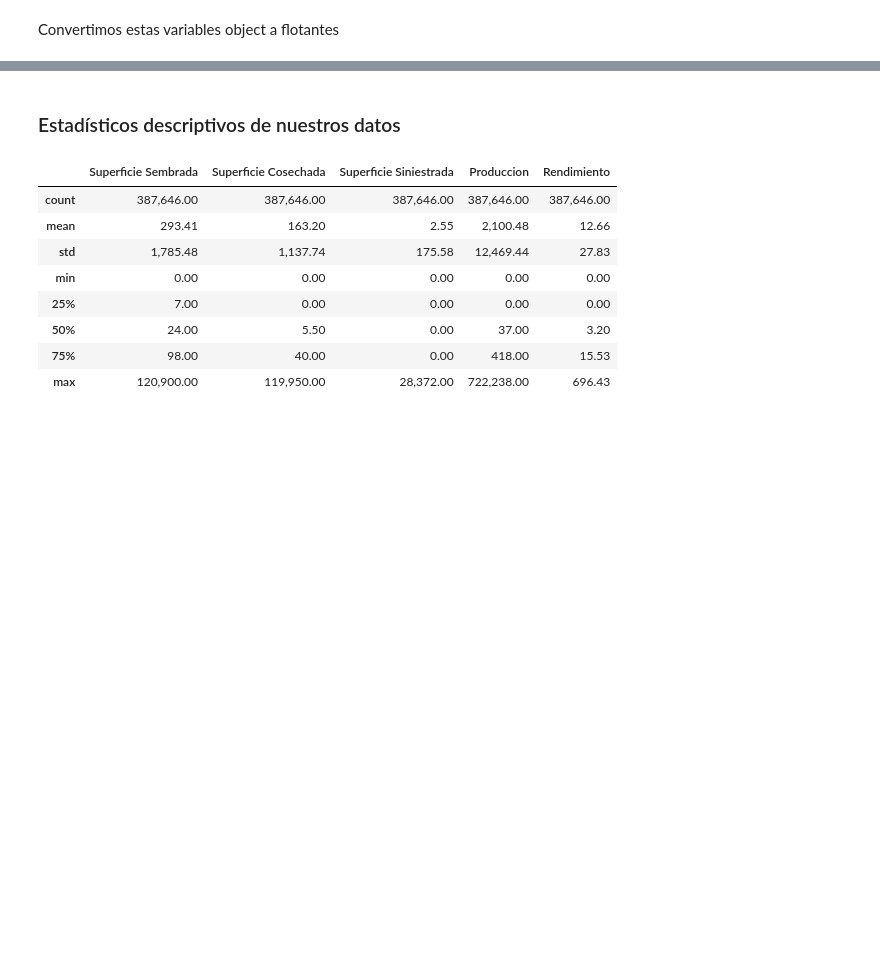
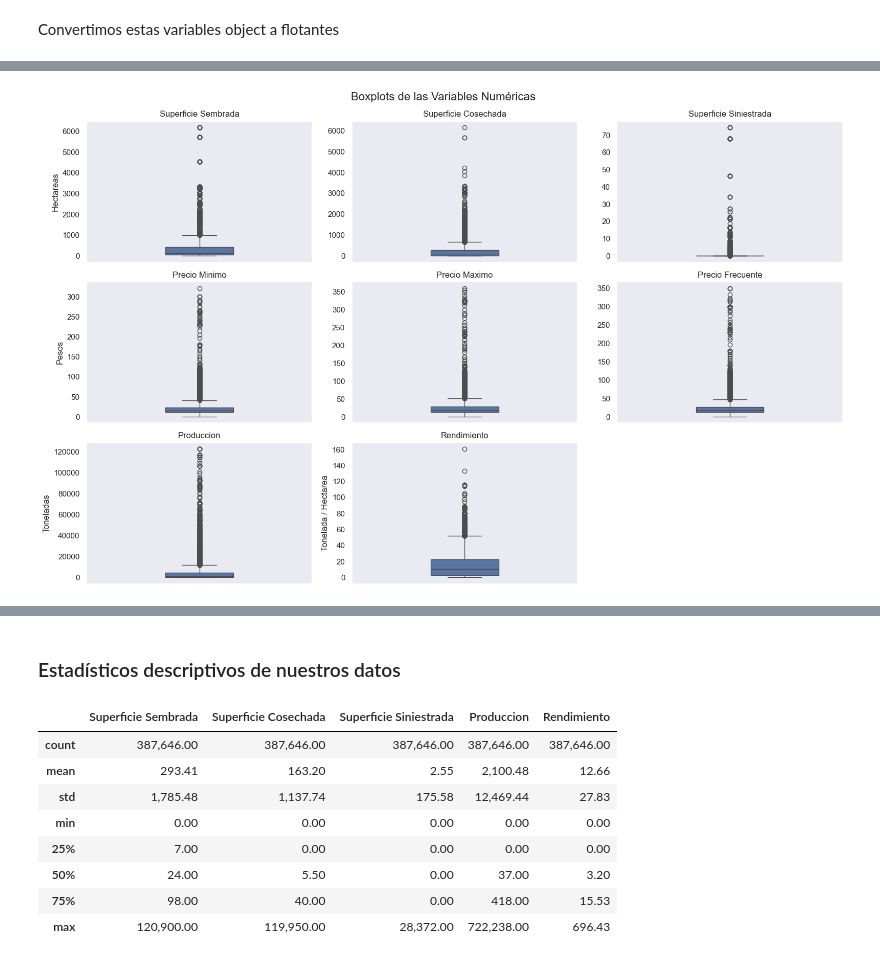
Before and after one commit to josemal98/Proyecto_Ing_Caract, a Jupyter notebook: Segunda_parte/Preparacion_de_datos.ipynb, the cells around one changed output, grey strips where cells are left out. Saved outputs shown, nothing was run; the diff lists cells and outputs as text; code cells hidden in the pictures; blank space fills up the shorter version.

```diff
--- a/Segunda_parte/Preparacion_de_datos.ipynb
+++ b/Segunda_parte/Preparacion_de_datos.ipynb
@@ -106,0 +210,3 @@ dtype: object
+# %%
+#Filtramos nuestro DataFrame solo para los años 2020 - 2023
+df_sniim = df_sniim[df_sniim['Fecha'].dt.year >= 2020]
@@ -106,0 +515,15 @@ dtype: object
+# %%
+# Realizar el merge
+df_merge = pd.merge(
+    df_siap_mun,
+    df_sniim_dest_orig_cult_mens,
+    how='inner',
+    left_on=['Año', 'Mes', 'Entidad', 'Cultivo'],
+    right_on=['Año', 'Mes', 'Origen', 'Cultivo SIAP']
+)
+
+# Eliminar las columnas duplicadas (puedes ajustar según tus necesidades)
+df_merge = df_merge.drop(['Origen', 'Cultivo SIAP'], axis=1)
+
+# Mostrar el DataFrame resultante
+df_merge
@@ -106,0 +596,41 @@ dtype: object
+# %%
+sns.set_style("dark")
+
+# Lista de variables numéricas en el DataFrame
+variables_numericas = ["Superficie Sembrada", "Superficie Cosechada", "Superficie Siniestrada",
+                       "Precio Minimo", "Precio Maximo", "Precio Frecuente", "Produccion", "Rendimiento"]
+
+# Configurar la figura y los subplots
+num_rows = 3
+num_cols = 3
+fig, axes = plt.subplots(num_rows, num_cols, figsize=(16, 10))
+fig.subplots_adjust(wspace=0.5)  # Ajusta el espacio entre subplots
+
+# Asegurarse de que 'axes' sea una matriz 2D
+axes = axes.reshape(-1)
+
+# Iterar a través de las columnas numéricas y crear boxplots divididos por HeartDisease
+for i, variable in enumerate(variables_numericas):
+    sns.boxplot(data=df_merge, y=variable, ax=axes[i], width=0.3)
+    axes[i].set_title(f'{variable}')
+    axes[i].set_xlabel('')
+    axes[i].set_ylabel('')
+
+# Eliminar la subgráfica vacía correspondiente a la variable FastingBS
+fig.delaxes(axes[-1])
+
+# Agregar un título general a la figura
+fig.suptitle('Boxplots de las Variables Numéricas', fontsize=16)
+
+axes[0].set_ylabel('Hectareas')
+axes[3].set_ylabel('Pesos')
+axes[6].set_ylabel('Toneladas')
+axes[7].set_ylabel('Tonelada / Hectarea')
+
+# Ajustar el espaciado entre subplots
+plt.tight_layout()
+
+# Mostrar la figura
+plt.show()
+# %% [output]
+[figure, added]
```
Also changed, not shown: parts of 95 cells of this notebook.
